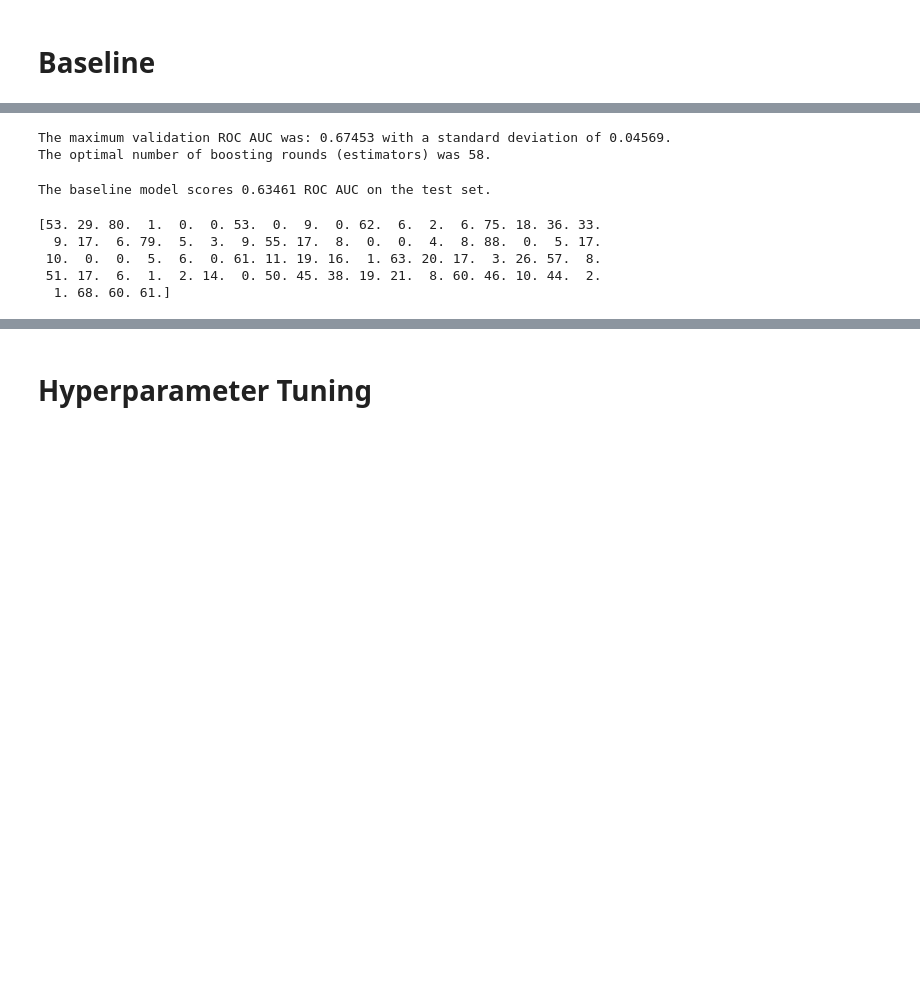
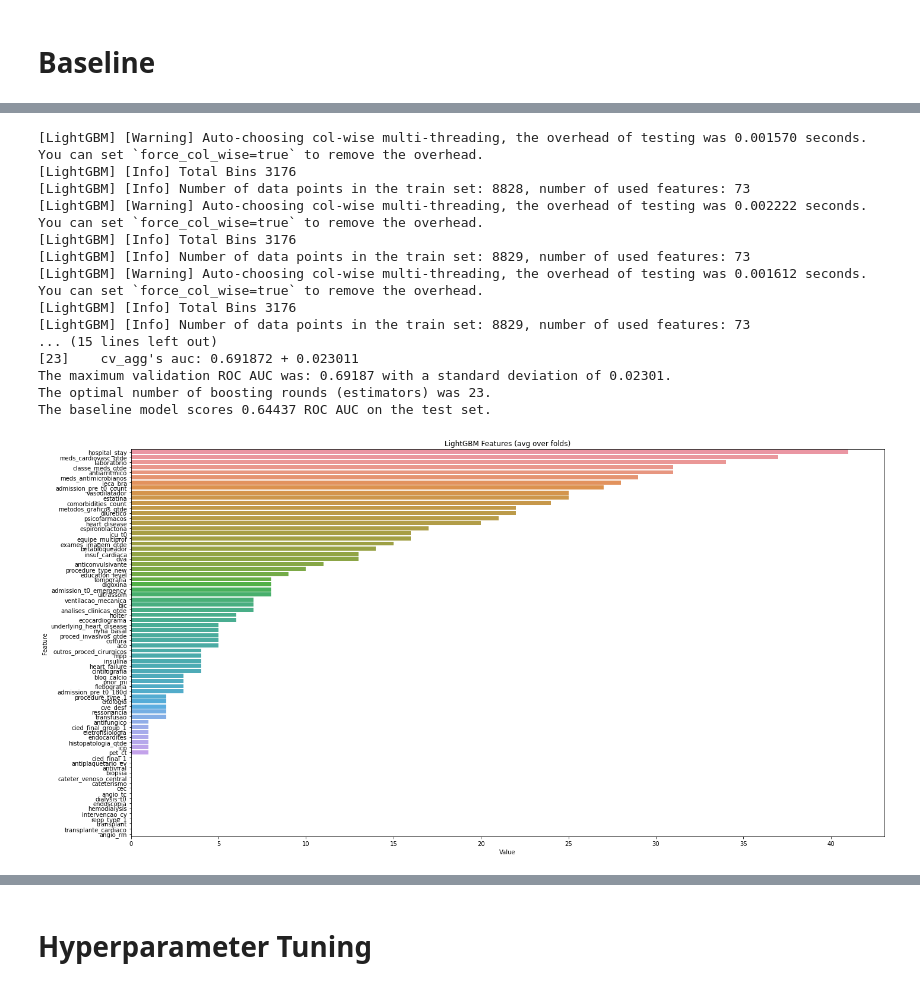
Before and after one commit to EduardoMMorais/BDMarcapasso, a Jupyter notebook: Marcapasso Modeling.ipynb, the cells around one changed output, grey strips where cells are left out. Saved outputs shown, nothing was run; the diff lists cells and outputs as text; code cells hidden in the pictures; blank space fills up the shorter version.

```diff
--- a/Marcapasso Modeling.ipynb
+++ b/Marcapasso Modeling.ipynb
@@ -117,31 +227,23 @@ Early stopping, best iteration is:
-# %%
-print('The maximum validation ROC AUC was: {:.5f} with a standard deviation of {:.5f}.'.format(cv_results['auc-mean'][-1], cv_results['auc-stdv'][-1]))
-print('The optimal number of boosting rounds (estimators) was {}.'.format(len(cv_results['auc-mean'])))
-# %% [output]
-The maximum validation ROC AUC was: 0.67453 with a standard deviation of 0.04569.
-The optimal number of boosting rounds (estimators) was 58.
-# %%
-# Optimal number of esimators found in cv
-model.n_estimators = len(cv_results['auc-mean'])
-# model.n_estimators = 80
-
-# Train and make predicions with model
-model.fit(X_train, y_train)
-preds = model.predict_proba(X_test)[:, 1]
-baseline_auc = roc_auc_score(y_test, preds)
-
-print('The baseline model scores {:.5f} ROC AUC on the test set.'.format(baseline_auc))
-# %% [output]
-The baseline model scores 0.63461 ROC AUC on the test set.
-# %%
-feature_importances = np.zeros(X_test.shape[1])
-feature_importances += model.feature_importances_
-print(feature_importances)
-# %% [output]
-[53. 29. 80.  1.  0.  0. 53.  0.  9.  0. 62.  6.  2.  6. 75. 18. 36. 33.
-  9. 17.  6. 79.  5.  3.  9. 55. 17.  8.  0.  0.  4.  8. 88.  0.  5. 17.
- 10.  0.  0.  5.  6.  0. 61. 11. 19. 16.  1. 63. 20. 17.  3. 26. 57.  8.
- 51. 17.  6.  1.  2. 14.  0. 50. 45. 38. 19. 21.  8. 60. 46. 10. 44.  2.
-  1. 68. 60. 61.]
+# %%
+initial_model, _, feature_imp = fit_lightgbm(initial_features, plot_importance = True)
+# %% [output]
+[LightGBM] [Warning] Auto-choosing col-wise multi-threading, the overhead of testing was 0.001570 seconds.
+You can set `force_col_wise=true` to remove the overhead.
+[LightGBM] [Info] Total Bins 3176
+[LightGBM] [Info] Number of data points in the train set: 8828, number of used features: 73
+[LightGBM] [Warning] Auto-choosing col-wise multi-threading, the overhead of testing was 0.002222 seconds.
+You can set `force_col_wise=true` to remove the overhead.
+[LightGBM] [Info] Total Bins 3176
+[LightGBM] [Info] Number of data points in the train set: 8829, number of used features: 73
+[LightGBM] [Warning] Auto-choosing col-wise multi-threading, the overhead of testing was 0.001612 seconds.
+You can set `force_col_wise=true` to remove the overhead.
+[LightGBM] [Info] Total Bins 3176
+[LightGBM] [Info] Number of data points in the train set: 8829, number of used features: 73
+... (15 lines left out)
+[23]    cv_agg's auc: 0.691872 + 0.023011
+The maximum validation ROC AUC was: 0.69187 with a standard deviation of 0.02301.
+The optimal number of boosting rounds (estimators) was 23.
+The baseline model scores 0.64437 ROC AUC on the test set.
+[figure, added]
 # %%
 import matplotlib.pyplot as plt
```
Also changed, not shown: parts of 34 cells of this notebook, 1 other file.
